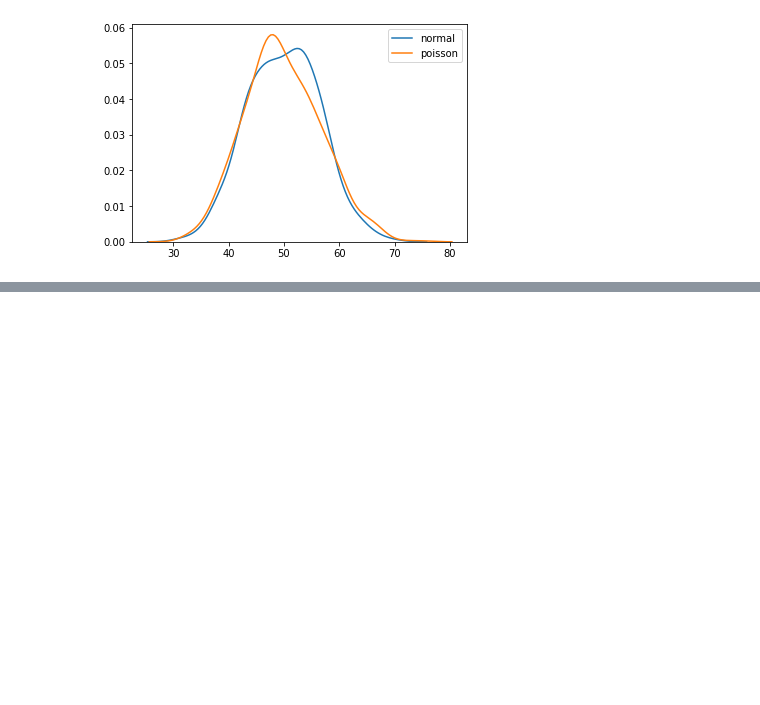
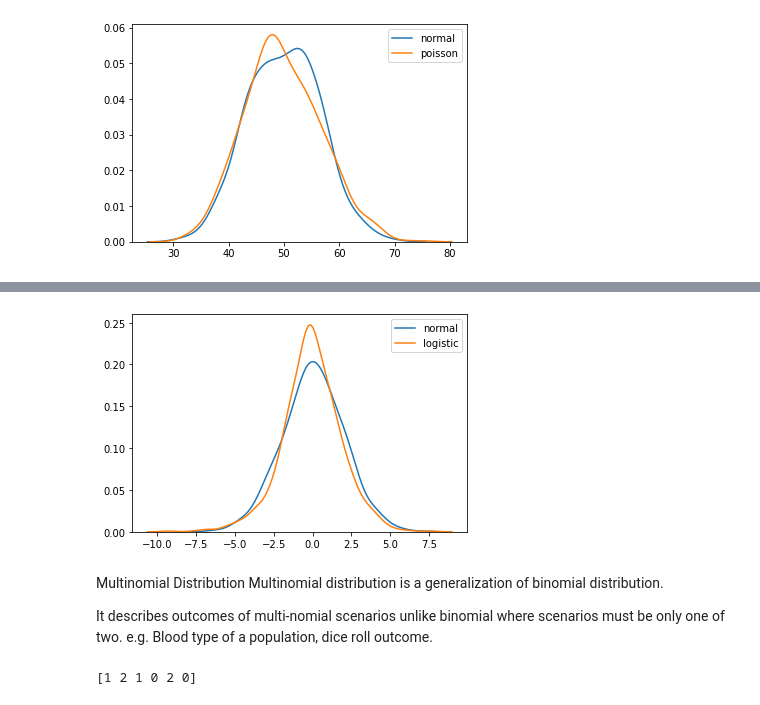
Before and after one commit to pratikshas8080/Python_Basics-, a Jupyter notebook: Random_no_in_numpy.ipynb, the cells around one changed output, grey strips where cells are left out. Cells and saved outputs as stored; diff of their text form; code cells hidden in the pictures; blank space fills up the shorter version.

```diff
--- a/Random_no_in_numpy.ipynb
+++ b/Random_no_in_numpy.ipynb
@@ -235,0 +283,24 @@ plt.show()
+# %%
+from numpy import random
+import matplotlib.pyplot as plt
+import seaborn as sns
+
+sns.distplot(random.normal(scale=2, size=1000), hist=False, label='normal')
+sns.distplot(random.logistic(size=1000), hist=False, label='logistic')
+
+plt.show()
+# %% [output]
+[figure, added]
+# %% [markdown]
+Multinomial Distribution
+Multinomial distribution is a generalization of binomial distribution.
+
+It describes outcomes of multi-nomial scenarios unlike binomial where scenarios must be only one of two. e.g. Blood type of a population, dice roll outcome.
+# %%
+from numpy import random
+
+x = random.multinomial(n=6, pvals=[1/6, 1/6, 1/6, 1/6, 1/6, 1/6])
+
+print(x)
+# %% [output]
+[1 2 1 0 2 0]
```
Also changed, not shown: parts of 17 cells of this notebook.
